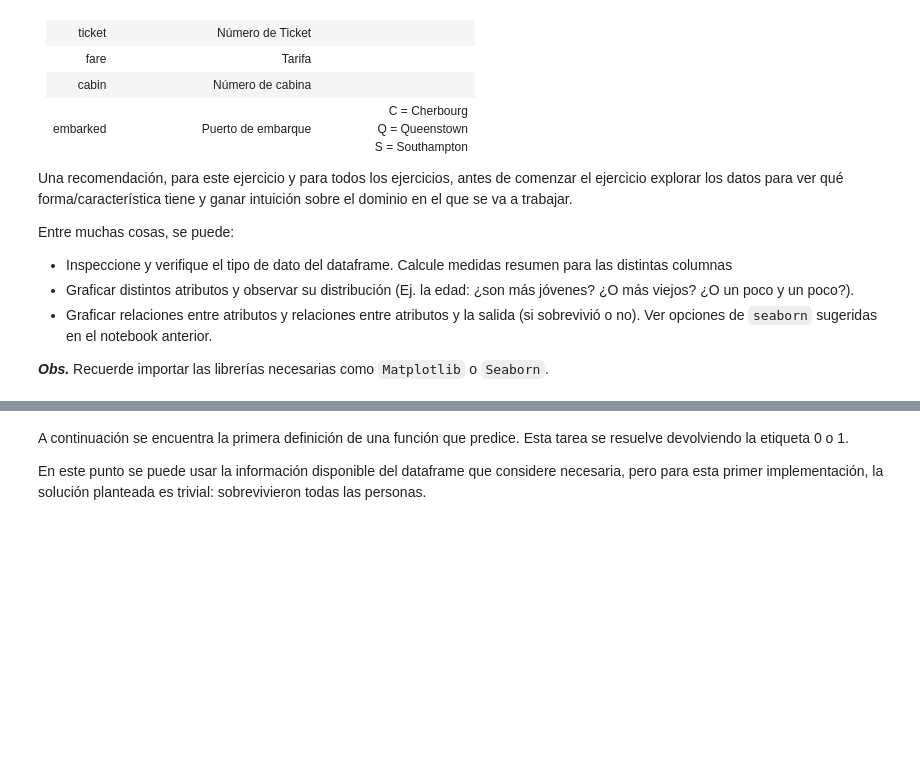
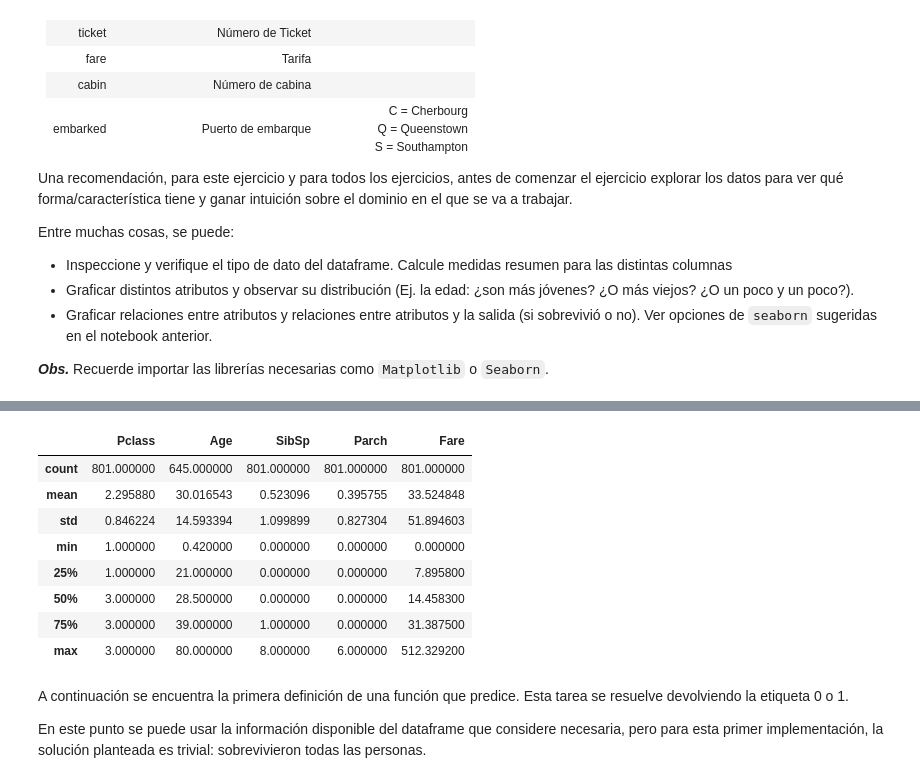
Before and after one commit to tusar-verma/Machine-learning-2c2026, a Jupyter notebook: notebooks/notebook_02_titanic-published.ipynb, the cells around one changed output, grey strips where cells are left out. Saved outputs shown, nothing was run; the diff lists cells and outputs as text; code cells hidden in the pictures; blank space fills up the shorter version.

```diff
--- a/notebooks/notebook_02_titanic-published.ipynb
+++ b/notebooks/notebook_02_titanic-published.ipynb
@@ -104,3 +133,15 @@ y
+# %%
+X.describe()
+# %% [output]
+|  | Pclass | Age | SibSp | Parch | Fare |
+| count | 801.000000 | 645.000000 | 801.000000 | 801.000000 | 801.000000 |
+| mean | 2.295880 | 30.016543 | 0.523096 | 0.395755 | 33.524848 |
+| std | 0.846224 | 14.593394 | 1.099899 | 0.827304 | 51.894603 |
+| min | 1.000000 | 0.420000 | 0.000000 | 0.000000 | 0.000000 |
+| 25% | 1.000000 | 21.000000 | 0.000000 | 0.000000 | 7.895800 |
+| 50% | 3.000000 | 28.500000 | 0.000000 | 0.000000 | 14.458300 |
+| 75% | 3.000000 | 39.000000 | 1.000000 | 0.000000 | 31.387500 |
+| max | 3.000000 | 80.000000 | 8.000000 | 6.000000 | 512.329200 |
 # %% [markdown]
 A continuación se encuentra la primera definición de una función que predice. Esta tarea se resuelve devolviendo la etiqueta 0 o 1.
 
```
Also changed, not shown: parts of 2 cells of this notebook.
